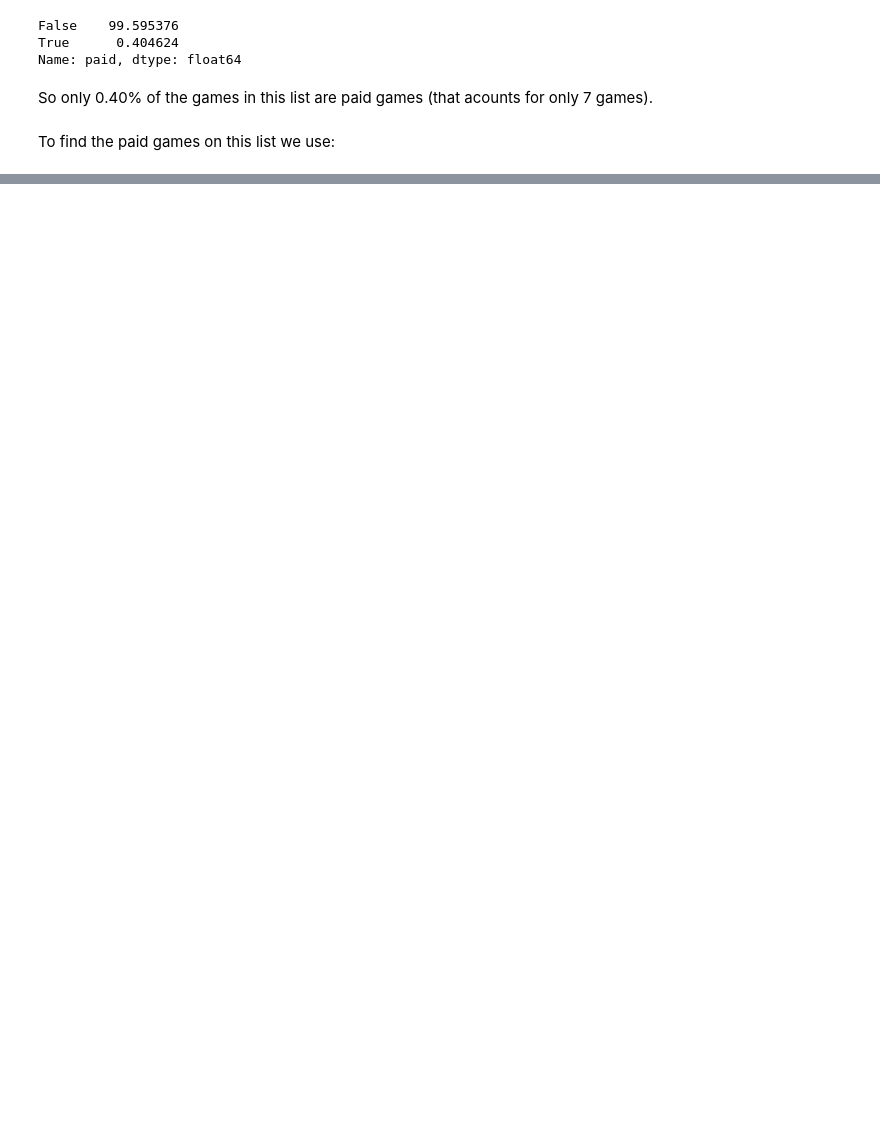
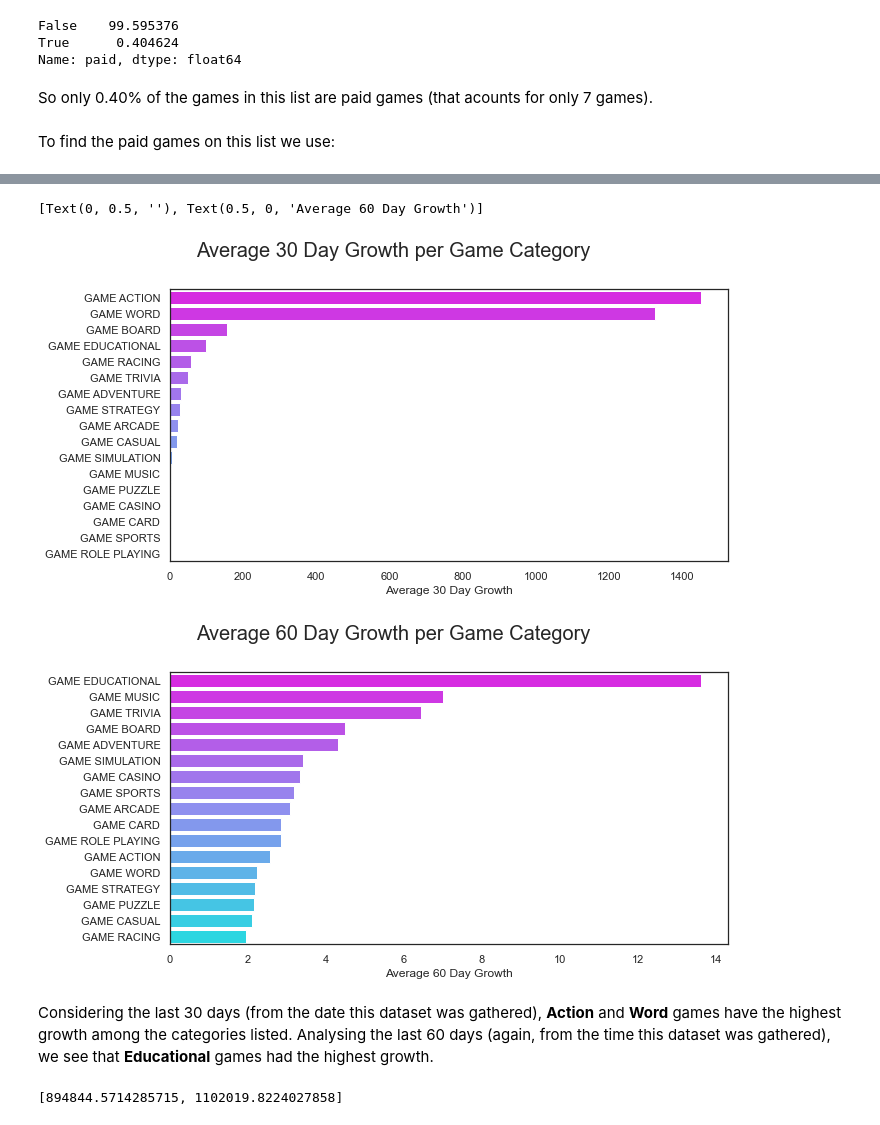
Before and after one commit to diascarolina/top-play-store-games-eda, a Jupyter notebook: Top Google Play Store Games/top-games-on-google-play-store-an-eda.ipynb, the cells around one changed output, grey strips where cells are left out. Saved outputs shown, nothing was run; the diff lists cells and outputs as text; code cells hidden in the pictures; blank space fills up the shorter version.

```diff
--- a/Top Google Play Store Games/top-games-on-google-play-store-an-eda.ipynb
+++ b/Top Google Play Store Games/top-games-on-google-play-store-an-eda.ipynb
@@ -208,0 +317,3 @@ From this, we see that the category __'GAME WORD'__ has the highest final rating
+# %%
+growth_30_days = raw_data.groupby('category', as_index=False)['growth (30 days)'].mean()
+growth_30_days
@@ -208,0 +339,3 @@ From this, we see that the category __'GAME WORD'__ has the highest final rating
+# %%
+growth_60_days = raw_data.groupby('category', as_index=False)['growth (60 days)'].mean()
+growth_60_days
@@ -208,0 +361,54 @@ From this, we see that the category __'GAME WORD'__ has the highest final rating
+# %%
+f, ax = plt.subplots(figsize = (10, 5))
+
+sns.barplot(x = 'growth (30 days)',
+            y = 'category',
+            data = growth_30_days,
+            palette = 'cool_r',
+            order = growth_30_days.sort_values('growth (30 days)', ascending = False).category)
+
+ax.set_title('Average 30 Day Growth per Game Category',
+             fontsize = 20,
+             x = 0.4,
+             y = 1.1)
+
+ax.set(ylabel = '',
+       xlabel = 'Average 30 Day Growth')
+
+
+
+f, ax = plt.subplots(figsize = (10, 5))
+
+sns.barplot(x = 'growth (60 days)',
+            y = 'category',
+            data = growth_60_days,
+            palette = 'cool_r',
+            order = growth_60_days.sort_values('growth (60 days)', ascending = False).category)
+
+ax.set_title('Average 60 Day Growth per Game Category',
+             fontsize = 20,
+             x = 0.4,
+             y = 1.1)
+
+ax.set(ylabel = '',
+       xlabel = 'Average 60 Day Growth')
+# %% [output]
+[Text(0, 0.5, ''), Text(0.5, 0, 'Average 60 Day Growth')]
+[figure, added]
+[figure, added]
+# %% [markdown]
+Considering the last 30 days (from the date this dataset was gathered), __Action__ and __Word__ games have the highest growth among the categories listed. Analysing the last 60 days (again, from the time this dataset was gathered), we see that __Educational__ games had the highest growth.
+# %%
+a = [] # empty list
+
+# average number of ratings of paid games
+
+a.append( raw_data[raw_data['paid'] == True]['total ratings'].mean() )
+
+# average number of ratings of free games
+
+a.append( raw_data[raw_data['paid'] == False]['total ratings'].mean() )
+
+a
+# %% [output]
+[894844.5714285715, 1102019.8224027858]
```
Also changed, not shown: parts of 53 cells of this notebook.
